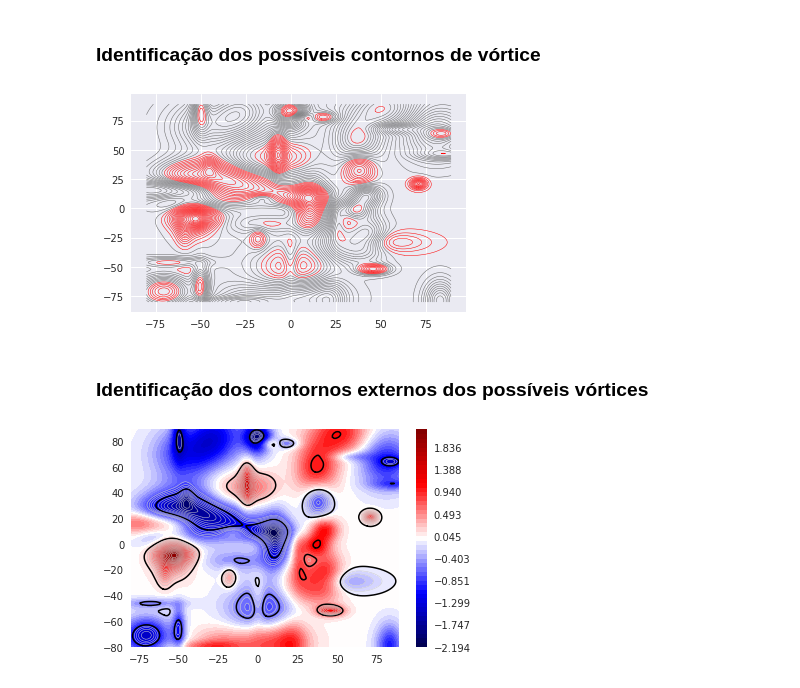
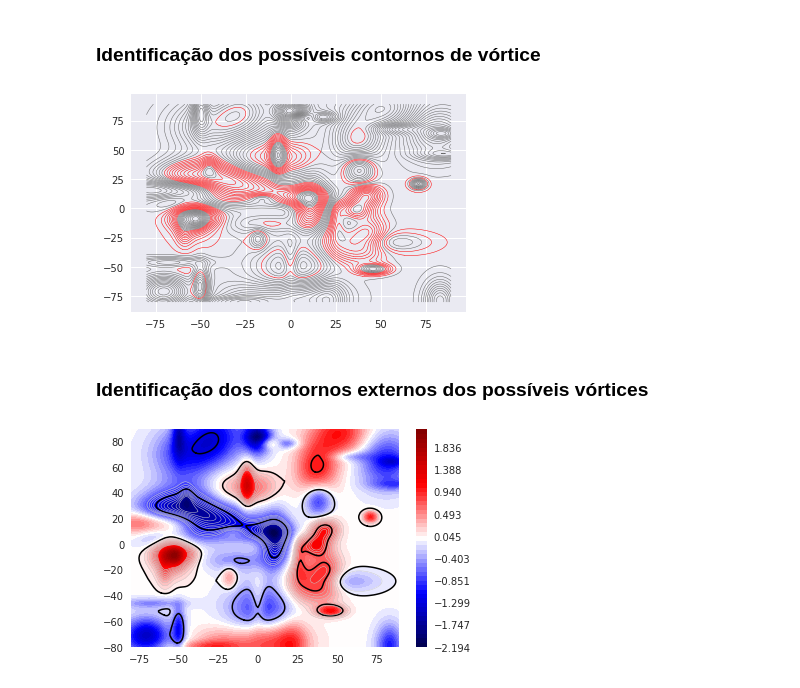
Before and after one commit to OceanLabPy/OceanLab, a Jupyter notebook: Tutorials/IdentificandoVortices/Identificando Vórtices.ipynb, the cells around one changed output. Cells and saved outputs as stored; diff of their text form; code cells hidden in the pictures.

Commit message:
Correção: Winding-Angles

```diff
--- a/Tutorials/IdentificandoVortices/Identificando Vórtices.ipynb
+++ b/Tutorials/IdentificandoVortices/Identificando Vórtices.ipynb
@@ -31,18 +32,28 @@ import seaborn as sns
 # %% [markdown]
 ### Identificação dos possíveis contornos de vórtice
 # %%
+
+
+def windingAngle(v1, v2):
+    cosang = np.dot(v1, v2)
+    sinang = la.norm(np.cross(v1, v2))
+
+    return np.arctan2(sinang, cosang)
+
 def isEddy(seg,threshold=2*np.pi,onlyclosed=True):
     x,y = seg.T
 
     dx,dy = np.diff(x),np.diff(y)
 
     try:
-        angles = list(map(np.math.atan,dy/dx))
+        angles = []
+        for first,second in zip(range(0,len(dx)-1),range(1,len(dx))):
+            angles.append(windingAngle([dx[second],dy[second]],[dx[first],dy[first]]))
 
         if sum(angles)>=threshold:
+            out = True
+        else:
             out = False
-        else:
-            out = True
 
         if onlyclosed:
             if not(all(seg[-1]==seg[0])):
@@ -148,17 +159,17 @@ for seg in segs:
 # %% [markdown]
 ### Identificação dos possíveis contornos de vórtice
 # %%
-whichsegs = [isEddy(seg,2*np.pi) for seg in segs]
+whichsegs = [isEddy(seg) for seg in segs]
 
 plt.figure()
 for which,seg in zip(whichsegs,segs):
     if which:
         kw = dict(linewidth=0.5,color='r')
     else:
         kw = dict(linewidth=0.5,color='0.4')
     plt.plot(*seg.T,**kw)
 # %% [output]
-[figure, old version]
+[figure, new version]
 # %% [markdown]
 ### Identificação dos contornos externos dos possíveis vórtices
 # %%
@@ -177,4 +188,4 @@ for ext,seg in zip(isext,eddysegs):
         kw = dict(linewidth=0.5,color='0.8')
     ax.plot(*seg.T,**kw)
 # %% [output]
-[figure, old version]
+[figure, new version]
```
Also changed, not shown: parts of 2 cells of this notebook, 2 other files.
